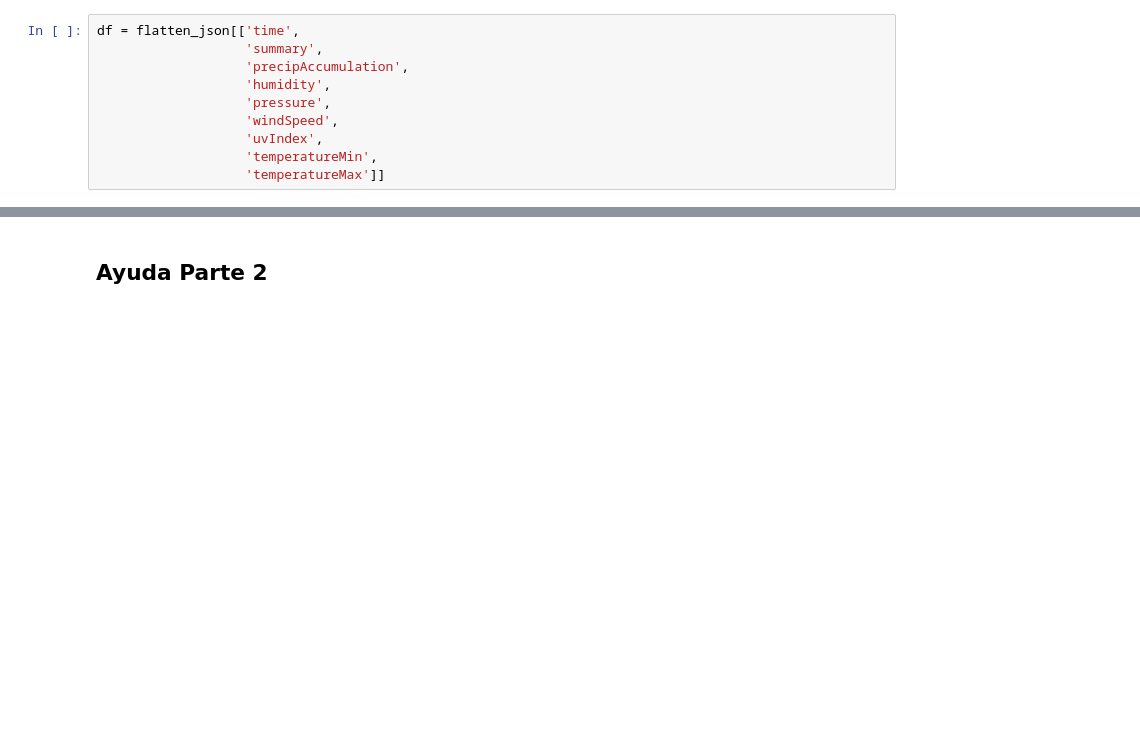
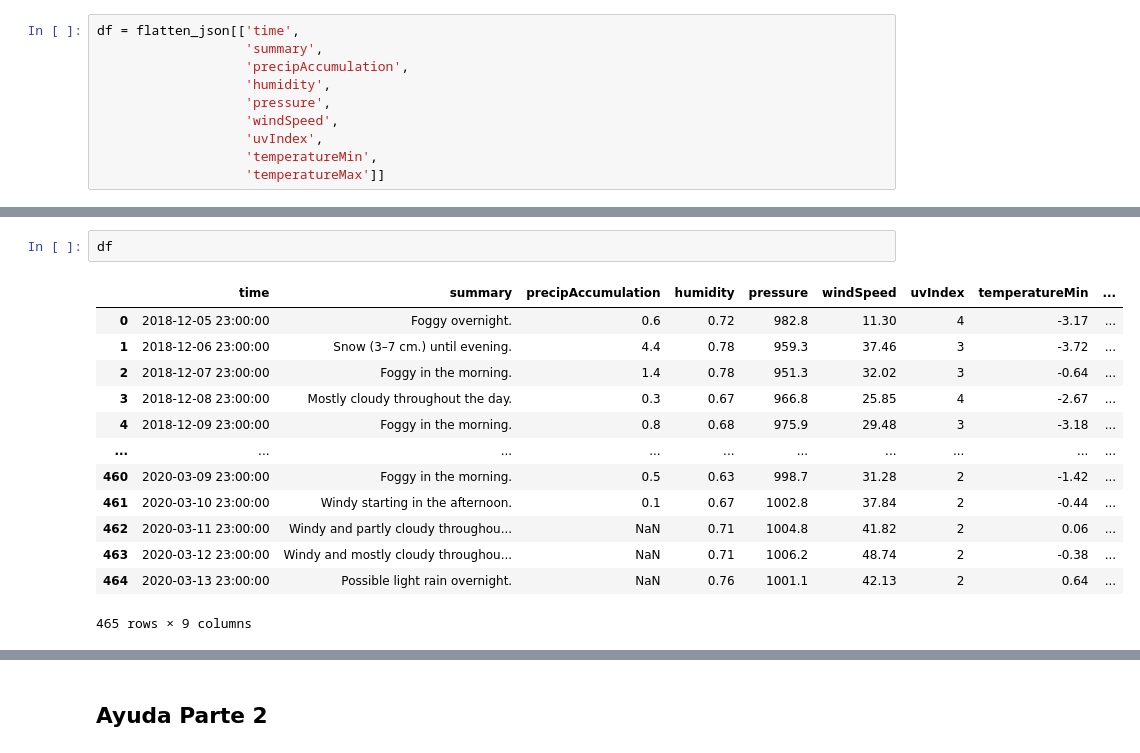
Before and after one commit to Rondamon/2020_Mentoria_PronosticoCaudales, a Jupyter notebook: TP2-Copy1.ipynb, the cells around one changed output, grey strips where cells are left out. Cells and saved outputs as stored; diff of their text form; blank space fills up the shorter version.

```diff
--- a/TP2-Copy1.ipynb
+++ b/TP2-Copy1.ipynb
@@ -193,2 +226,18 @@ df = flatten_json[['time',
+# %%
+df
+# %% [output]
+|  | time | summary | precipAccumulation | humidity | pressure | windSpeed | uvIndex | temperatureMin | ... |
+| 0 | 2018-12-05 23:00:00 | Foggy overnight. | 0.6 | 0.72 | 982.8 | 11.30 | 4 | -3.17 | ... |
+| 1 | 2018-12-06 23:00:00 | Snow (3–7 cm.) until evening. | 4.4 | 0.78 | 959.3 | 37.46 | 3 | -3.72 | ... |
+| 2 | 2018-12-07 23:00:00 | Foggy in the morning. | 1.4 | 0.78 | 951.3 | 32.02 | 3 | -0.64 | ... |
+| 3 | 2018-12-08 23:00:00 | Mostly cloudy throughout the day. | 0.3 | 0.67 | 966.8 | 25.85 | 4 | -2.67 | ... |
+| 4 | 2018-12-09 23:00:00 | Foggy in the morning. | 0.8 | 0.68 | 975.9 | 29.48 | 3 | -3.18 | ... |
+| ... | ... | ... | ... | ... | ... | ... | ... | ... | ... |
+| 460 | 2020-03-09 23:00:00 | Foggy in the morning. | 0.5 | 0.63 | 998.7 | 31.28 | 2 | -1.42 | ... |
+| 461 | 2020-03-10 23:00:00 | Windy starting in the afternoon. | 0.1 | 0.67 | 1002.8 | 37.84 | 2 | -0.44 | ... |
+| 462 | 2020-03-11 23:00:00 | Windy and partly cloudy throughou... | NaN | 0.71 | 1004.8 | 41.82 | 2 | 0.06 | ... |
+| 463 | 2020-03-12 23:00:00 | Windy and mostly cloudy throughou... | NaN | 0.71 | 1006.2 | 48.74 | 2 | -0.38 | ... |
+| 464 | 2020-03-13 23:00:00 | Possible light rain overnight. | NaN | 0.76 | 1001.1 | 42.13 | 2 | 0.64 | ... |
+465 rows × 9 columns
 # %%
 df.set_index('time').head()
```
Also changed, not shown: parts of 7 cells of this notebook.
